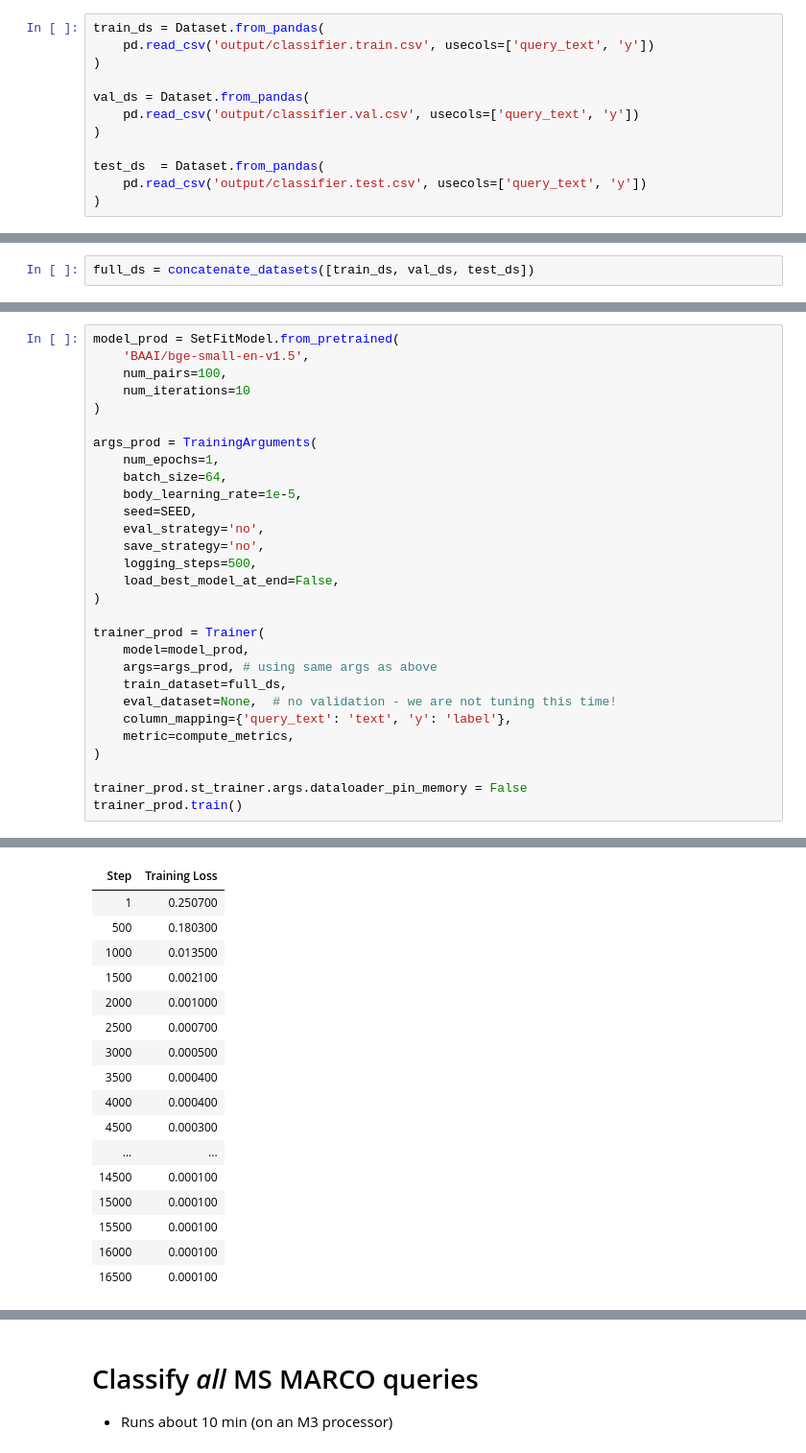
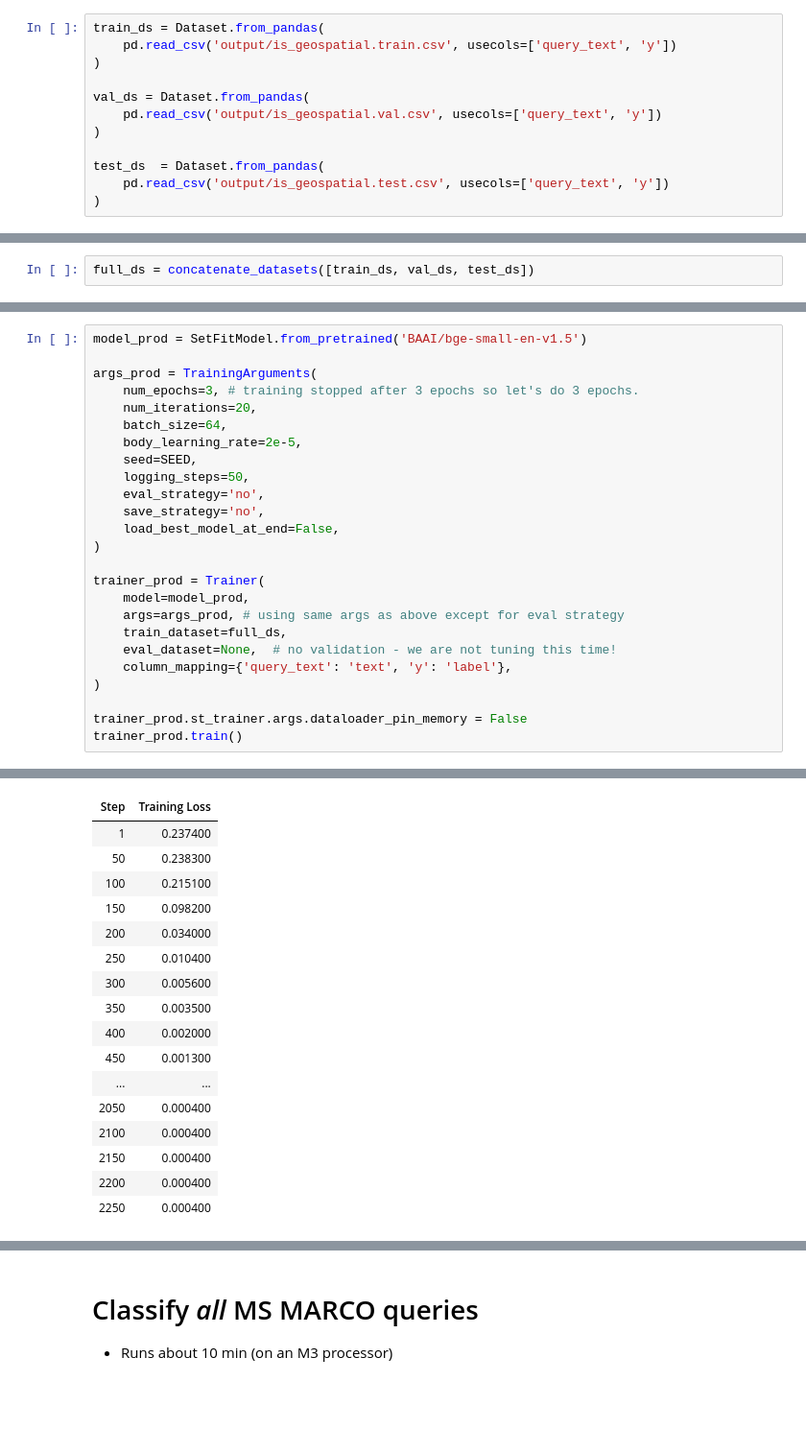
Before and after one commit to ilyankou/ms-marco-geospatial, a Jupyter notebook: 1-TrainClassifier.ipynb, the cells around one changed output, grey strips where cells are left out. Shown at 96% size. Saved outputs shown, nothing was run; the diff lists cells and outputs as text; blank space fills up the shorter version.

```diff
--- a/1-TrainClassifier.ipynb
+++ b/1-TrainClassifier.ipynb
@@ -108,14 +103,14 @@ from transformers import EarlyStoppingCallback
 import torch
 # %%
 train_ds = Dataset.from_pandas(
-    pd.read_csv('output/classifier.train.csv', usecols=['query_text', 'y'])
+    pd.read_csv('output/is_geospatial.train.csv', usecols=['query_text', 'y'])
 )
 
 val_ds = Dataset.from_pandas(
-    pd.read_csv('output/classifier.val.csv', usecols=['query_text', 'y'])
+    pd.read_csv('output/is_geospatial.val.csv', usecols=['query_text', 'y'])
 )
 
 test_ds  = Dataset.from_pandas(
-    pd.read_csv('output/classifier.test.csv', usecols=['query_text', 'y'])
+    pd.read_csv('output/is_geospatial.test.csv', usecols=['query_text', 'y'])
 )
 # %%
@@ -292,28 +333,24 @@ full_ds = concatenate_datasets([train_ds, val_ds, test_ds])
 # %%
-model_prod = SetFitModel.from_pretrained(
-    'BAAI/bge-small-en-v1.5',
-    num_pairs=100,
-    num_iterations=10
-)
+model_prod = SetFitModel.from_pretrained('BAAI/bge-small-en-v1.5')
 
 args_prod = TrainingArguments(
-    num_epochs=1,
+    num_epochs=3, # training stopped after 3 epochs so let's do 3 epochs.
+    num_iterations=20,
     batch_size=64,
-    body_learning_rate=1e-5,
+    body_learning_rate=2e-5,
     seed=SEED,
+    logging_steps=50,
     eval_strategy='no',
     save_strategy='no',
-    logging_steps=500,
     load_best_model_at_end=False,
 )
 
 trainer_prod = Trainer(
     model=model_prod,
-    args=args_prod, # using same args as above
+    args=args_prod, # using same args as above except for eval strategy
     train_dataset=full_ds,
     eval_dataset=None,  # no validation - we are not tuning this time!
     column_mapping={'query_text': 'text', 'y': 'label'},
-    metric=compute_metrics,
 )
 
 trainer_prod.st_trainer.args.dataloader_pin_memory = False
@@ -329,18 +366,18 @@ Applying column mapping to the training dataset
 | Step | Training Loss |
-| 1 | 0.250700 |
-| 500 | 0.180300 |
-| 1000 | 0.013500 |
-| 1500 | 0.002100 |
-| 2000 | 0.001000 |
-| 2500 | 0.000700 |
-| 3000 | 0.000500 |
-| 3500 | 0.000400 |
-| 4000 | 0.000400 |
-| 4500 | 0.000300 |
+| 1 | 0.237400 |
+| 50 | 0.238300 |
+| 100 | 0.215100 |
+| 150 | 0.098200 |
+| 200 | 0.034000 |
+| 250 | 0.010400 |
+| 300 | 0.005600 |
+| 350 | 0.003500 |
+| 400 | 0.002000 |
+| 450 | 0.001300 |
 | ... | ... |
-| 14500 | 0.000100 |
-| 15000 | 0.000100 |
-| 15500 | 0.000100 |
-| 16000 | 0.000100 |
-| 16500 | 0.000100 |
+| 2050 | 0.000400 |
+| 2100 | 0.000400 |
+| 2150 | 0.000400 |
+| 2200 | 0.000400 |
+| 2250 | 0.000400 |
 # %%
```
Also changed, not shown: parts of 32 cells of this notebook, 10 other files.
